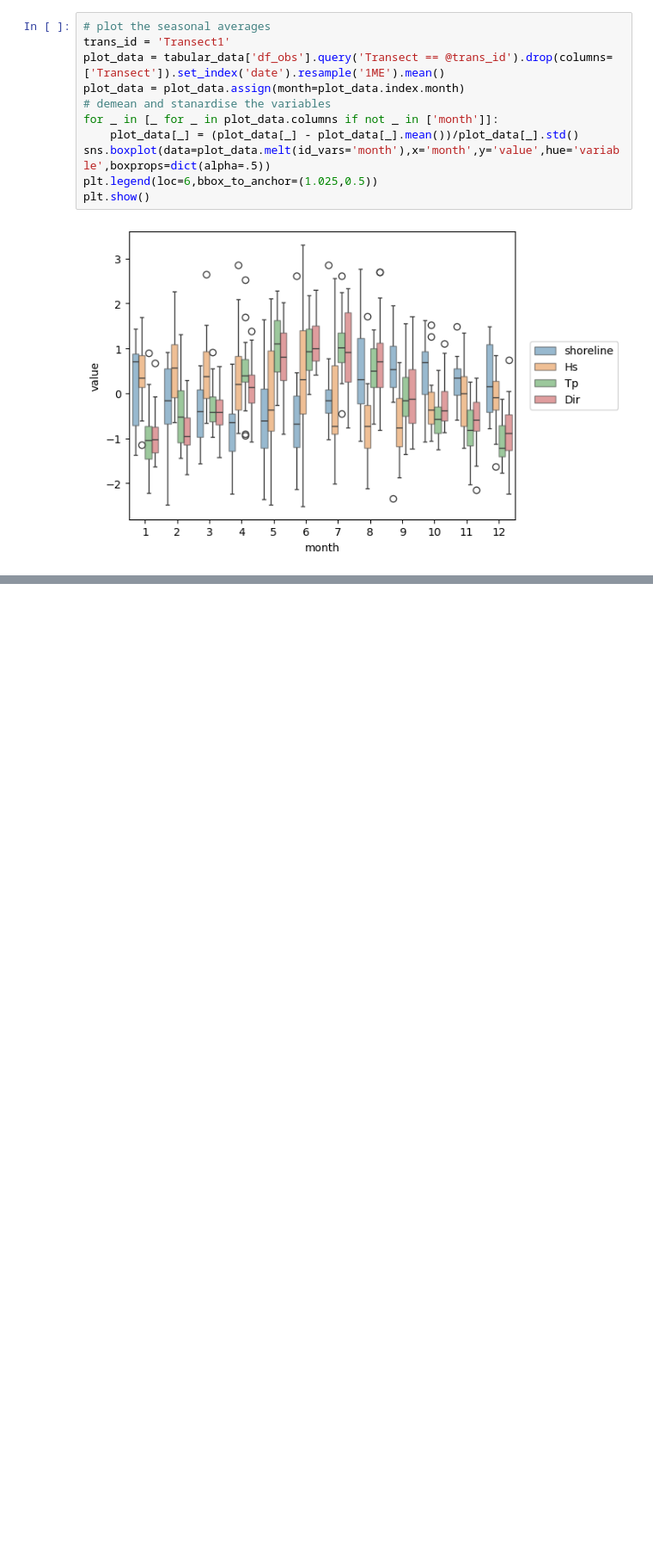
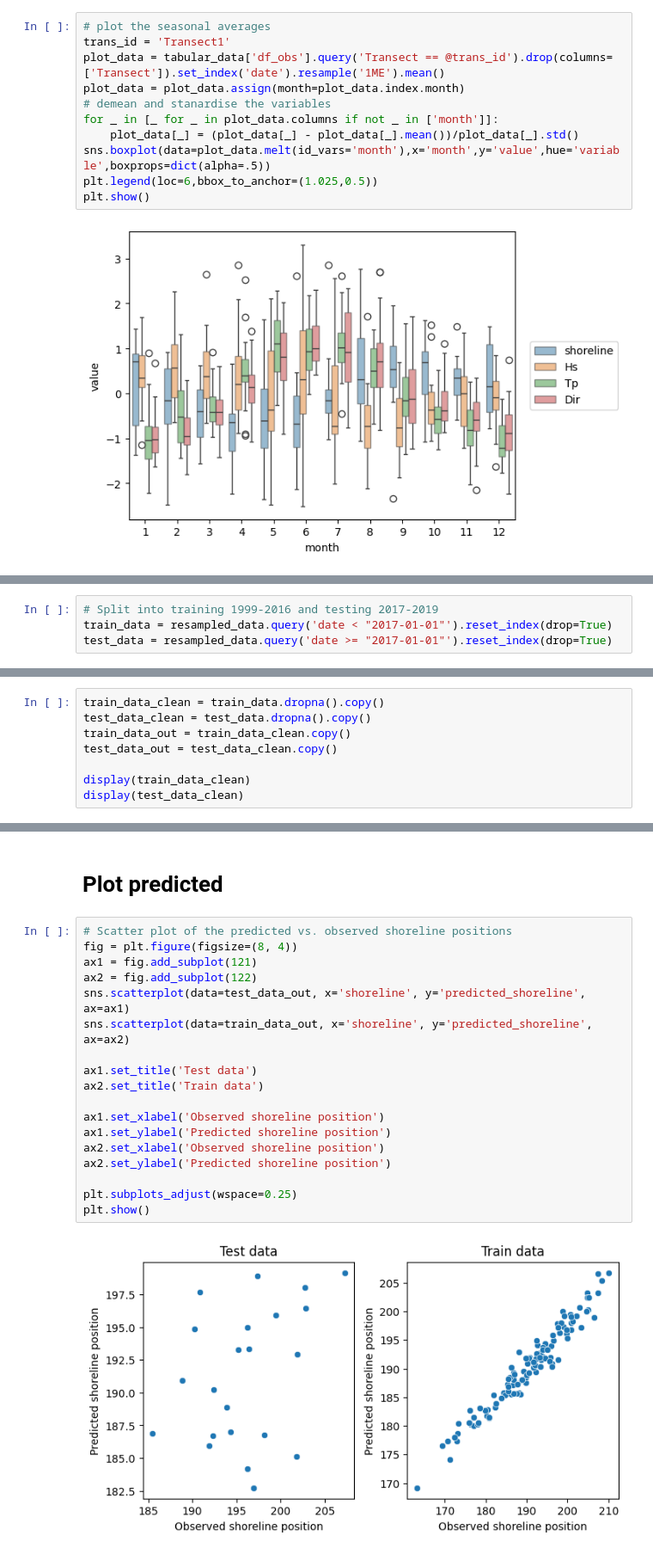
Before and after one commit to simmonsja/ShoreModel_Benchmark, a Jupyter notebook: 3.modelling_template.ipynb, the cells around one changed output, grey strips where cells are left out. Shown at 86% size. Cells and saved outputs as stored; diff of their text form; blank space fills up the shorter version.

```diff
--- a/3.modelling_template.ipynb
+++ b/3.modelling_template.ipynb
@@ -98,0 +210,4 @@ Here you can construct your model and make some predictions.
+# %%
+# Split into training 1999-2016 and testing 2017-2019
+train_data = resampled_data.query('date < "2017-01-01"').reset_index(drop=True)
+test_data = resampled_data.query('date >= "2017-01-01"').reset_index(drop=True)
@@ -98,0 +216,8 @@ Here you can construct your model and make some predictions.
+# %%
+train_data_clean = train_data.dropna().copy()
+test_data_clean = test_data.dropna().copy()
+train_data_out = train_data_clean.copy()
+test_data_out = test_data_clean.copy()
+
+display(train_data_clean)
+display(test_data_clean)
@@ -98,0 +316,22 @@ Here you can construct your model and make some predictions.
+# %% [markdown]
+# Plot predicted
+# %%
+# Scatter plot of the predicted vs. observed shoreline positions
+fig = plt.figure(figsize=(8, 4))
+ax1 = fig.add_subplot(121)
+ax2 = fig.add_subplot(122)
+sns.scatterplot(data=test_data_out, x='shoreline', y='predicted_shoreline', ax=ax1)
+sns.scatterplot(data=train_data_out, x='shoreline', y='predicted_shoreline', ax=ax2)
+
+ax1.set_title('Test data')
+ax2.set_title('Train data')
+
+ax1.set_xlabel('Observed shoreline position')
+ax1.set_ylabel('Predicted shoreline position')
+ax2.set_xlabel('Observed shoreline position')
+ax2.set_ylabel('Predicted shoreline position')
+
+plt.subplots_adjust(wspace=0.25)
+plt.show()
+# %% [output]
+[figure, added]
```
Also changed, not shown: parts of 20 cells of this notebook, 2 other files.
